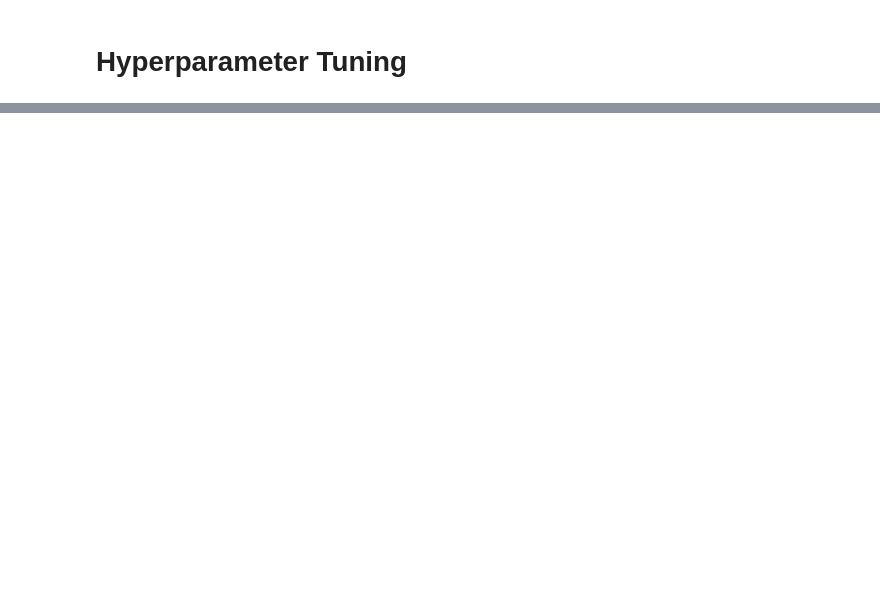
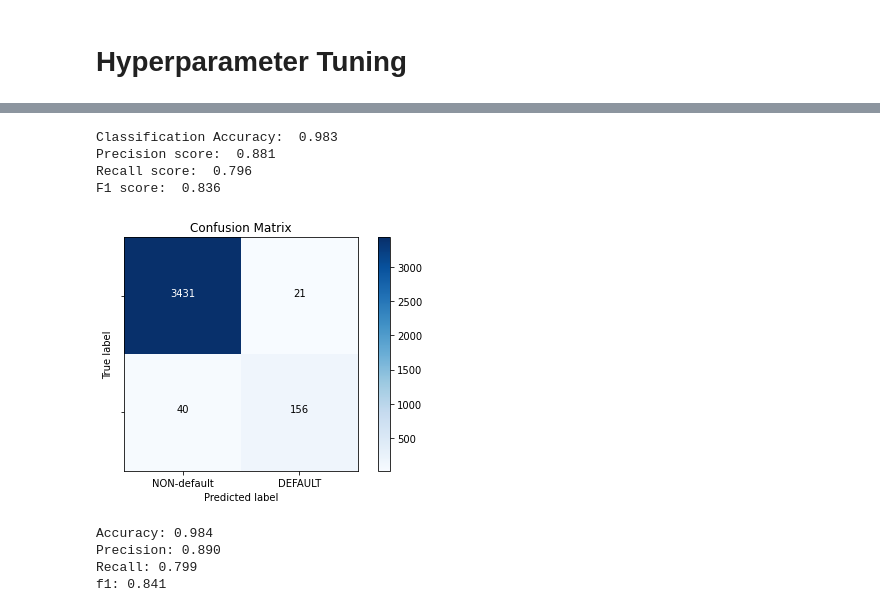
Before and after one commit to CroissantAhhh/NintendoTweets, a Jupyter notebook: Documents/Capstone3/NintendoTweetsModeling.ipynb, the cells around one changed output, grey strips where cells are left out. Drawn from its saved outputs; the diff is of its cells as text; code cells hidden in the pictures; blank space fills up the shorter version.

Commit message:
Modeling

```diff
--- a/Documents/Capstone3/NintendoTweetsModeling.ipynb
+++ b/Documents/Capstone3/NintendoTweetsModeling.ipynb
@@ -473,0 +590,19 @@ smashsampletest.shape
+# %%
+from sklearn.model_selection import cross_validate
+
+# Smash Bro's best performing model, with hyperparameters tuned
+
+smashmodel = RandomForestClassifier(n_estimators=1000, max_features='sqrt')
+smashmodel.fit(Xtr1, ytr1)
+
+ypred = smashmodel.predict(Xte1)
+scores(yte1, ypred)
+plot_cm(yte1, ypred)
+
+cv_results = cross_validate(smashmodel, Xtr1, ytr1, cv=5, scoring=('accuracy', 'precision', 'recall', 'f1'))
+# %% [output]
+Classification Accuracy:  0.983
+Precision score:  0.881
+Recall score:  0.796
+F1 score:  0.836
+[figure, added]
@@ -473,0 +615,7 @@ smashsampletest.shape
+# %%
+printAverage(cv_results)
+# %% [output]
+Accuracy: 0.984
+Precision: 0.890
+Recall: 0.799
+f1: 0.841
```
Also changed, not shown: parts of 84 cells of this notebook, 8 other files.
